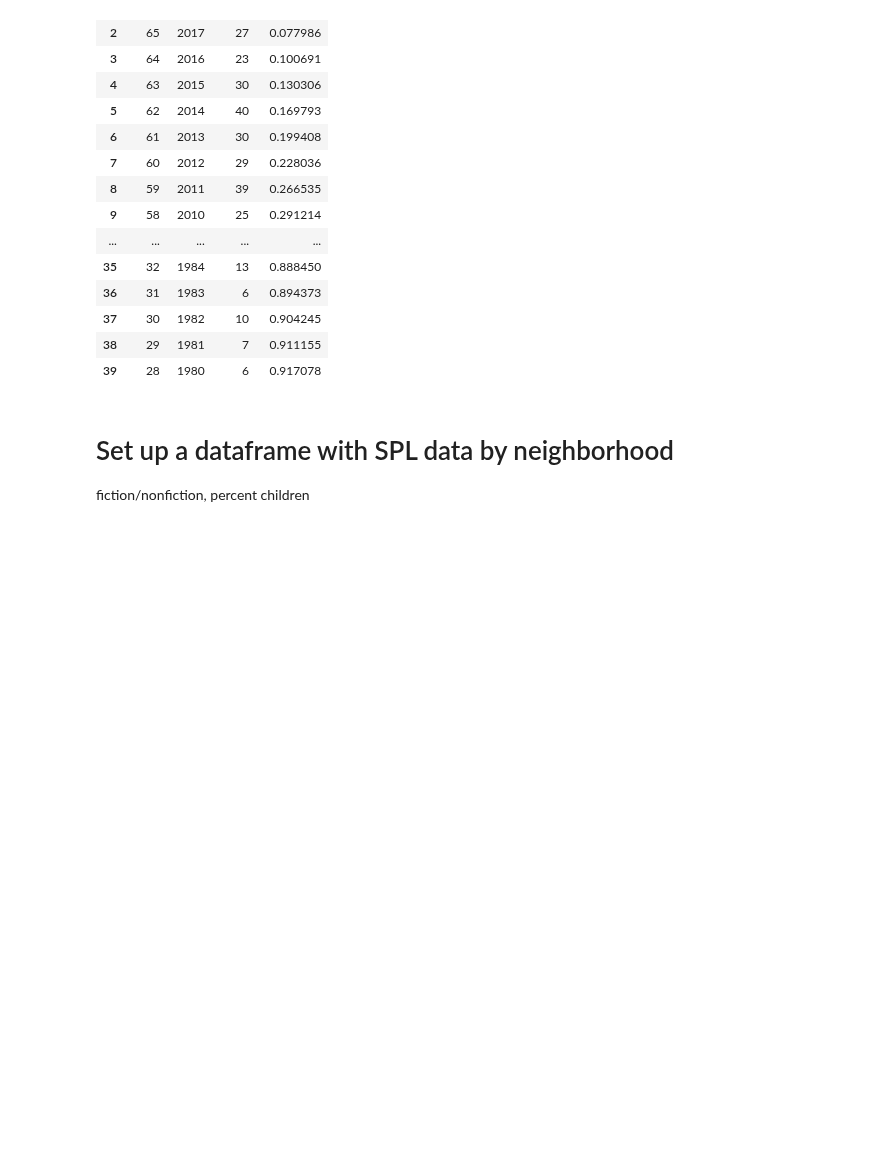
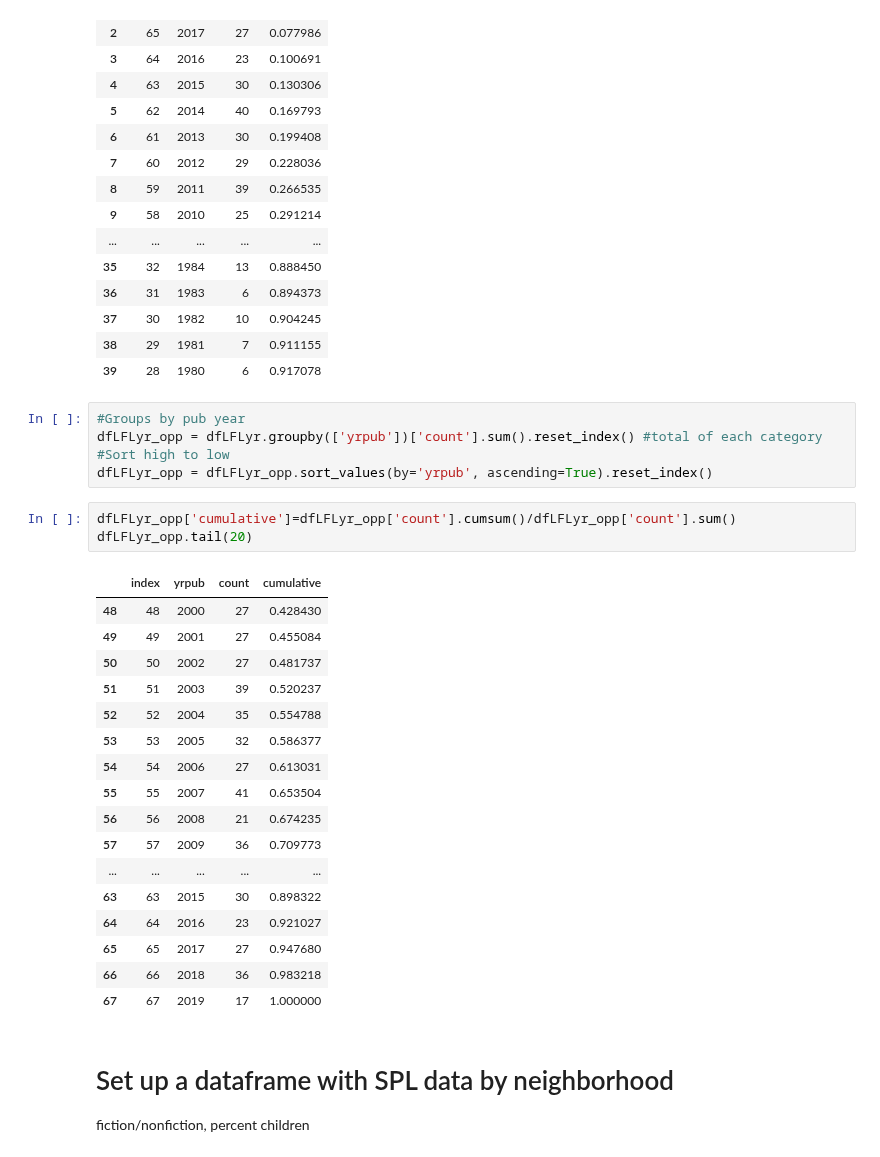
Before and after one commit to amckennafoster/seattle-littlefreelibrary, a Jupyter notebook: analysis/publicLibraryComparison/Get-SPL-data-by-hood.ipynb, the cells around one changed output. Saved outputs shown, nothing was run; the diff lists cells and outputs as text; blank space fills up the shorter version.

```diff
--- a/analysis/publicLibraryComparison/Get-SPL-data-by-hood.ipynb
+++ b/analysis/publicLibraryComparison/Get-SPL-data-by-hood.ipynb
@@ -694,6 +723,32 @@ dfLFLyr.head(40)
 | 37 | 30 | 1982 | 10 | 0.904245 |
 | 38 | 29 | 1981 | 7 | 0.911155 |
 | 39 | 28 | 1980 | 6 | 0.917078 |
+# %%
+#Groups by pub year
+dfLFLyr_opp = dfLFLyr.groupby(['yrpub'])['count'].sum().reset_index() #total of each category
+#Sort high to low
+dfLFLyr_opp = dfLFLyr_opp.sort_values(by='yrpub', ascending=True).reset_index()
+# %%
+dfLFLyr_opp['cumulative']=dfLFLyr_opp['count'].cumsum()/dfLFLyr_opp['count'].sum()
+dfLFLyr_opp.tail(20)
+# %% [output]
+|  | index | yrpub | count | cumulative |
+| 48 | 48 | 2000 | 27 | 0.428430 |
+| 49 | 49 | 2001 | 27 | 0.455084 |
+| 50 | 50 | 2002 | 27 | 0.481737 |
+| 51 | 51 | 2003 | 39 | 0.520237 |
+| 52 | 52 | 2004 | 35 | 0.554788 |
+| 53 | 53 | 2005 | 32 | 0.586377 |
+| 54 | 54 | 2006 | 27 | 0.613031 |
+| 55 | 55 | 2007 | 41 | 0.653504 |
+| 56 | 56 | 2008 | 21 | 0.674235 |
+| 57 | 57 | 2009 | 36 | 0.709773 |
+| ... | ... | ... | ... | ... |
+| 63 | 63 | 2015 | 30 | 0.898322 |
+| 64 | 64 | 2016 | 23 | 0.921027 |
+| 65 | 65 | 2017 | 27 | 0.947680 |
+| 66 | 66 | 2018 | 36 | 0.983218 |
+| 67 | 67 | 2019 | 17 | 1.000000 |
 # %% [markdown]
 # Set up a dataframe with SPL data by neighborhood
 fiction/nonfiction, percent children
```
Also changed, not shown: parts of 5 cells of this notebook.
